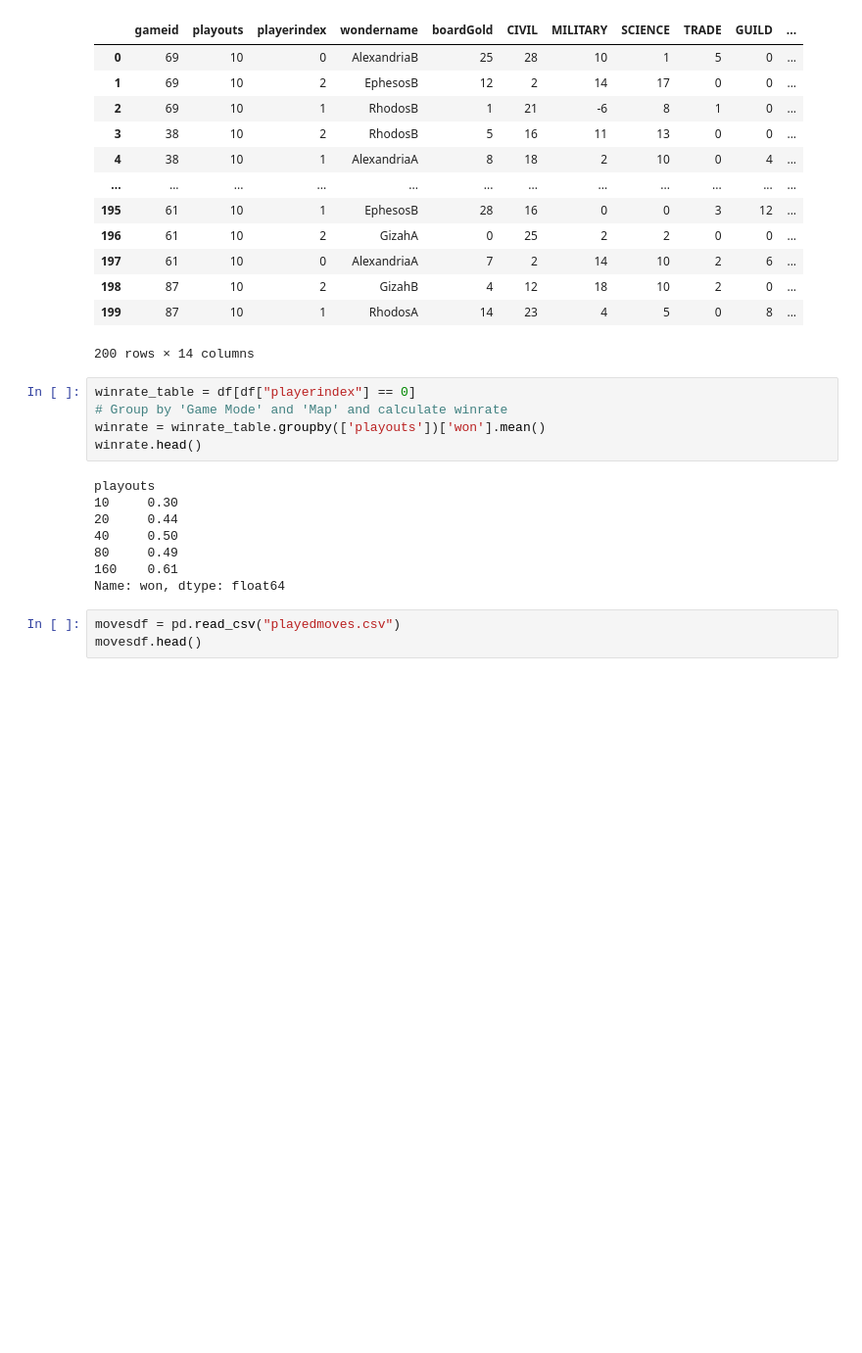
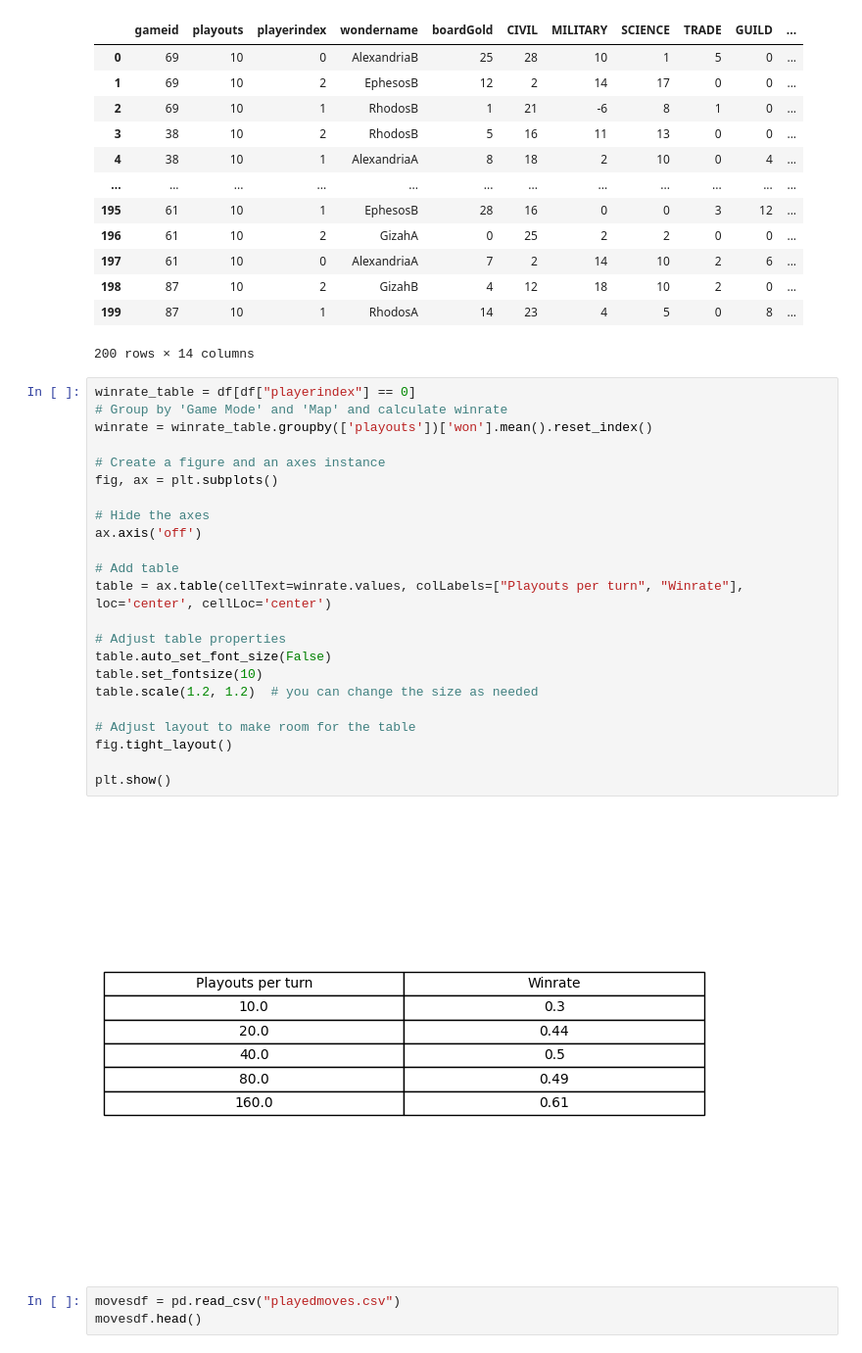
Before and after one commit to R3Kr/data-analysis-mcts, a Jupyter notebook: analysis.ipynb, the cells around one changed output. Shown: that part at 98% size. Drawn from its saved outputs; the diff is of its cells as text; blank space fills up the shorter version.

Commit message:
new tables

```diff
--- a/analysis.ipynb
+++ b/analysis.ipynb
@@ -103,19 +103,31 @@ df.head(200)
 | 198 | 87 | 10 | 2 | GizahB | 4 | 12 | 18 | 10 | 2 | 0 | ... |
 | 199 | 87 | 10 | 1 | RhodosA | 14 | 23 | 4 | 5 | 0 | 8 | ... |
 200 rows × 14 columns
-# %%
-winrate_table = df[df["playerindex"] == 0]
-# Group by 'Game Mode' and 'Map' and calculate winrate
-winrate = winrate_table.groupby(['playouts'])['won'].mean()
-winrate.head()
-# %% [output]
-playouts
-10     0.30
-20     0.44
-40     0.50
-80     0.49
-160    0.61
-Name: won, dtype: float64
+# %%
+winrate_table = df[df["playerindex"] == 0]
+# Group by 'Game Mode' and 'Map' and calculate winrate
+winrate = winrate_table.groupby(['playouts'])['won'].mean().reset_index()
+
+# Create a figure and an axes instance
+fig, ax = plt.subplots()
+
+# Hide the axes
+ax.axis('off')
+
+# Add table
+table = ax.table(cellText=winrate.values, colLabels=["Playouts per turn", "Winrate"], loc='center', cellLoc='center')
+
+# Adjust table properties
+table.auto_set_font_size(False)
+table.set_fontsize(10)
+table.scale(1.2, 1.2)  # you can change the size as needed
+
+# Adjust layout to make room for the table
+fig.tight_layout()
+
+plt.show()
+# %% [output]
+[figure, added]
 # %%
 movesdf = pd.read_csv("playedmoves.csv")
 movesdf.head()
```
Also changed, not shown: parts of 2 cells of this notebook.
